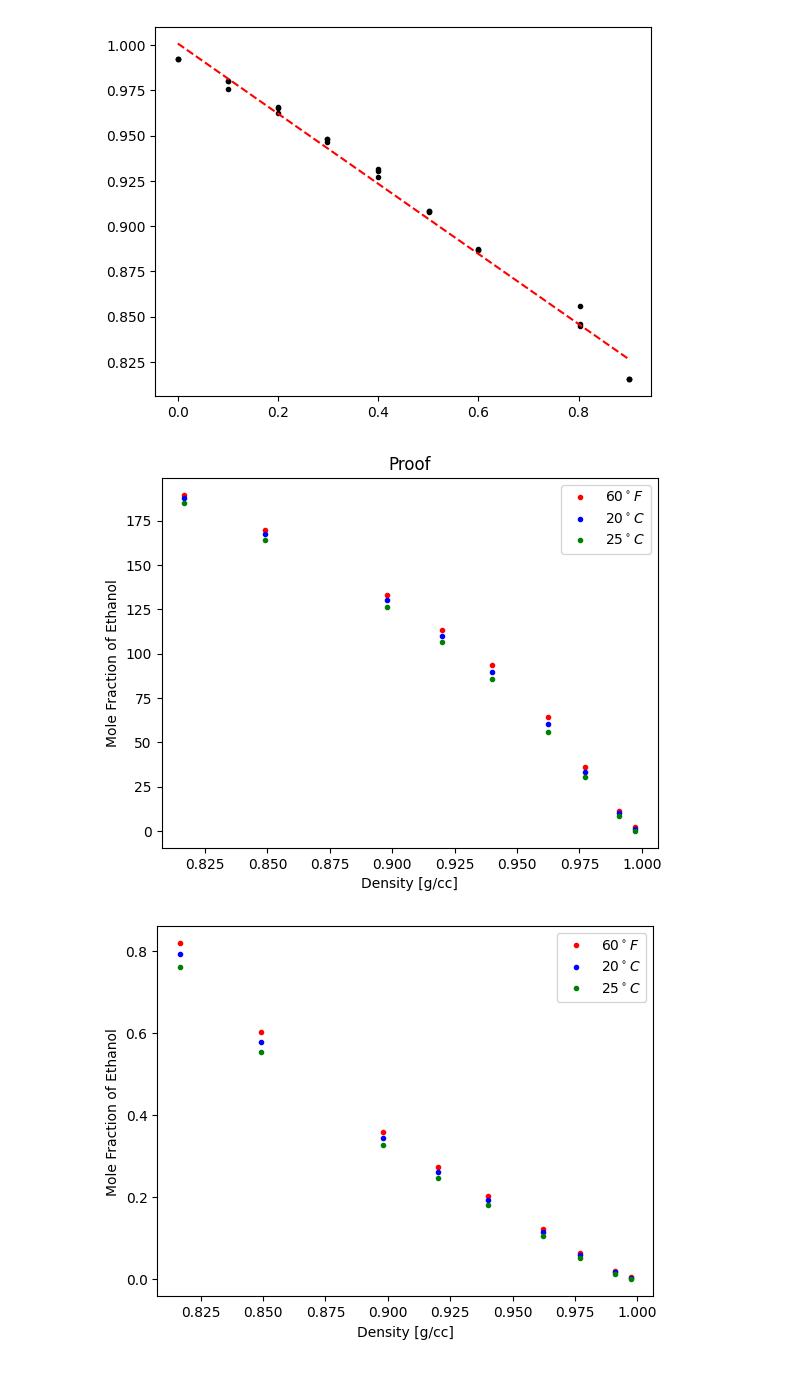
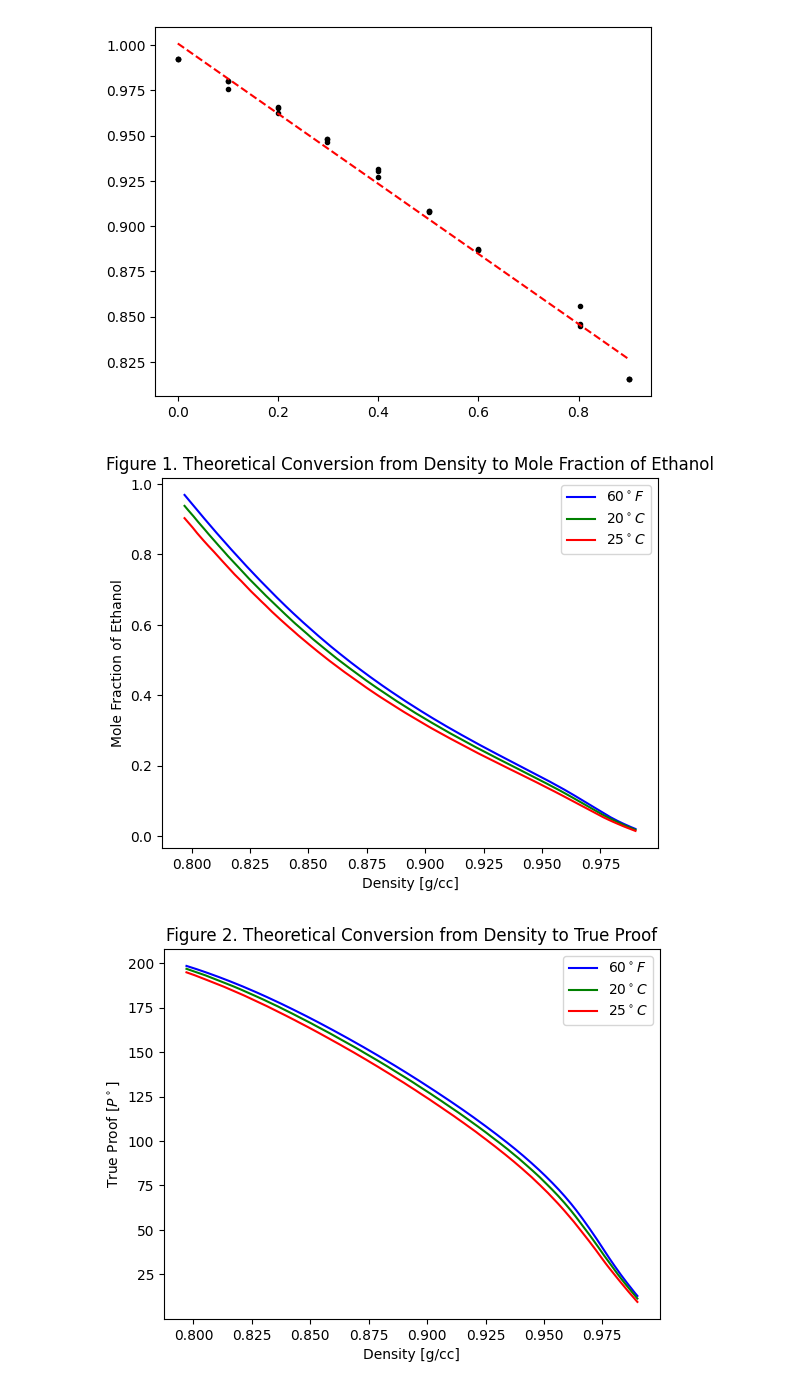
Before and after one commit to lsculv/ECH145A-Lab1, a Jupyter notebook: lab3.ipynb, the cells around one changed output. Saved outputs shown, nothing was run; the diff lists cells and outputs as text; code cells hidden in the pictures.

```diff
--- a/lab3.ipynb
+++ b/lab3.ipynb
@@ -120,7 +120,9 @@ def new_pycnometer(
     return Pycnometer(empty_mass, volume, std_volume)
 
 
-pycnometer1 = new_pycnometer(34.817, np.array([60.505, 60.514, 60.507, 60.508]), 0.997296)
+pycnometer1 = new_pycnometer(
+    34.817, np.array([60.505, 60.514, 60.507, 60.508]), 0.997296
+)
 pycnometer2 = new_pycnometer(35.844, np.array([62.600, 62.586]), 0.997747)
 
 
@@ -254,42 +302,41 @@ def mole_fraction(true_proof):
 # %%
 # Figure 1. mole fraction vs density for various temperatures
-densities = []
-for meas in pycnometer_measurments:
-    densities.append(meas.density)
-densities = np.array(densities)
+densities = np.linspace(0.7970, 0.9900, 1000)
 
 true_proof_60F = []
 true_proof_20C = []
 true_proof_25C = []
-for meas in pycnometer_measurments:
-    true_proof_60F.append(true_proof(meas.density, 15.5556))
-    true_proof_20C.append(true_proof(meas.density, 20))
-    true_proof_25C.append(true_proof(meas.density, 25))
+for density in densities:
+    true_proof_60F.append(true_proof(density, 15.5556))
+    true_proof_20C.append(true_proof(density, 20))
+    true_proof_25C.append(true_proof(density, 25))
 
 mole_frac_60F = []
 mole_frac_20C = []
 mole_frac_25C = []
-for i in range(len(true_proof_20C)):
+for i in range(len(densities)):
     mole_frac_60F.append(mole_fraction(true_proof_60F[i]))
     mole_frac_20C.append(mole_fraction(true_proof_20C[i]))
     mole_frac_25C.append(mole_fraction(true_proof_25C[i]))
 
-plt.plot(densities, true_proof_60F, "r.", label="$60^\circ F$")
-plt.plot(densities, true_proof_20C, "b.", label="$20^\circ C$")
-plt.plot(densities, true_proof_25C, "g.", label="$25^\circ C$")
-plt.title("Proof")
+plt.plot(densities, mole_frac_60F, "-", label="$60^\circ F$", color="blue")
+plt.plot(densities, mole_frac_20C, "-", label="$20^\circ C$", color="green")
+plt.plot(densities, mole_frac_25C, "-", label="$25^\circ C$", color="red")
+plt.title("Figure 1. Theoretical Conversion from Density to Mole Fraction of Ethanol")
 plt.xlabel("Density [g/cc]")
 plt.ylabel("Mole Fraction of Ethanol")
 plt.legend()
 plt.show()
 
-plt.plot(densities, mole_frac_60F, "r.", label="$60^\circ F$")
-plt.plot(densities, mole_frac_20C, "b.", label="$20^\circ C$")
-plt.plot(densities, mole_frac_25C, "g.", label="$25^\circ C$")
+# Figure 2. true proof vs density for various temperatures
+plt.plot(densities, true_proof_60F, "-", label="$60^\circ F$", color="blue")
+plt.plot(densities, true_proof_20C, "-", label="$20^\circ C$", color="green")
+plt.plot(densities, true_proof_25C, "-", label="$25^\circ C$", color="red")
+plt.title("Figure 2. Theoretical Conversion from Density to True Proof")
 plt.xlabel("Density [g/cc]")
-plt.ylabel("Mole Fraction of Ethanol")
+plt.ylabel("True Proof $[P^\circ]$")
 plt.legend()
 plt.show()
 # %% [output]
-[figure, old version]
+[figure, new version]
-[figure, old version]
+[figure, new version]
```
Also changed, not shown: parts of 3 cells of this notebook.
